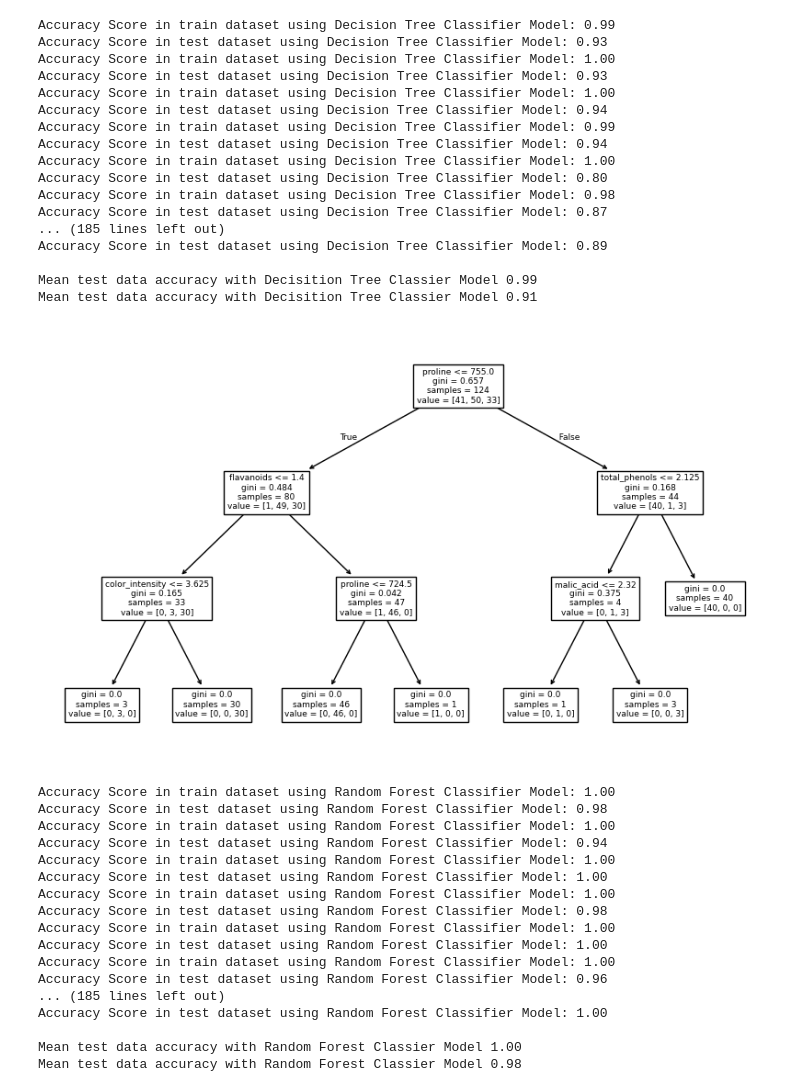
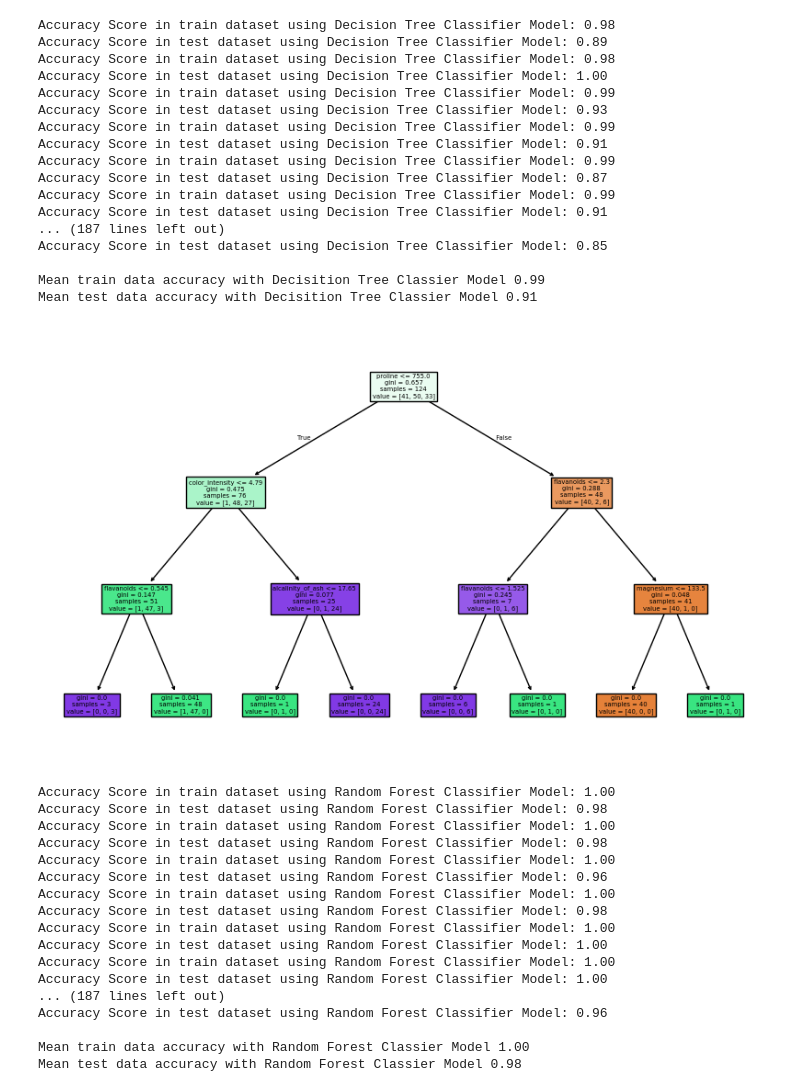
Before and after one commit to dineshsinghbisht/masterdegree, a Jupyter notebook: exercises/machinelearning/ex14.ipynb, the cells around one changed output. Cells and saved outputs as stored; diff of their text form; code cells hidden in the pictures.

```diff
--- a/exercises/machinelearning/ex14.ipynb
+++ b/exercises/machinelearning/ex14.ipynb
@@ -2,13 +2,13 @@
 import pandas as pd
 import numpy as np
 from sklearn.datasets import load_wine
-from sklearn.preprocessing import StandardScaler
 from sklearn.model_selection import train_test_split
 from sklearn.metrics import accuracy_score
 from sklearn.tree import DecisionTreeClassifier, plot_tree
 from sklearn.ensemble import RandomForestClassifier
 import matplotlib.pyplot as plt
 
+# Load the Wine dataset as a pandas DataFrame
 df = load_wine(as_frame=True).frame
 
 # # Get basic information about data
@@ -16,23 +16,24 @@ df = load_wine(as_frame=True).frame
 # print(df.columns)
 # print(df.head())
 
-# Extract all columns except the last as features (X) and last column is the target (X)
-X = df.iloc[:, :-1]
-y = df.iloc[:, -1]
+# Prepare features (X) and target (y)
+X = df.iloc[:, :-1]     # extract all the columns except last
+y = df.iloc[:, -1]      # extract last column only
 
+# Repeat the train-test split and model training 100 times for repeated validation - Decision Tree Classifier
 dtc_accuracies_train = []
 dtc_accuracies_test = []
-
-for i in range(1, 100):
+for i in range(0, 100):
     # Split data into train (70%) and test (30%) sets
     X_train, X_test, y_train, y_test = train_test_split(X, y, test_size=0.3, stratify=y)
 
+    # Create and train a Decision Tree classifier with maximum depth of 3
     dtc_model = DecisionTreeClassifier(max_depth=3)
     dtc_model.fit(X_train, y_train)
 
     # Generate predictions for the train and test dataset
     dtc_model_prediction_train = dtc_model.predict(X_train)
-    dtc_model_prediction_test =dtc_model.predict(X_test)
+    dtc_model_prediction_test = dtc_model.predict(X_test)
 
     # Evaluate and display model accuracy with Accuracy for train and test datasets
     print(f"Accuracy Score in train dataset using Decision Tree Classifier Model: {accuracy_score(y_train, dtc_model_prediction_train):.2f}")
@@ -41,71 +42,72 @@ for i in range(1, 100):
     dtc_accuracies_train.append(accuracy_score(y_train, dtc_model_prediction_train))
     dtc_accuracies_test.append(accuracy_score(y_test, dtc_model_prediction_test))
 
-print(f"\nMean test data accuracy with Decisition Tree Classier Model {np.mean(dtc_accuracies_train):.2f}")
-print(f"Mean test data accuracy with Decisition Tree Classier Model {np.mean(dtc_accuracies_test):.2f}")
+print(f"\nMean train data accuracy with Decision Tree Classifier Model {np.mean(dtc_accuracies_train):.2f}")
+print(f"Mean test data accuracy with Decision Tree Classifier Model {np.mean(dtc_accuracies_test):.2f}")
 
+# Plot Decision Tree Graph
 plt.figure(figsize=(10, 6))
-plot_tree(dtc_model, feature_names=df.iloc[:, :-1].columns)
+plot_tree(dtc_model, feature_names=df.iloc[:, :-1].columns, filled=True)
 plt.show()
 
-####
+
+# Repeat the train-test split and model training 100 times for repeated validation - Random Forest Classifier
 rfc_accuracies_train = []
 rfc_accuracies_test = []
-
-for i in range(1, 100):
-
+for i in range(0, 100):
     # Split data into train (70%) and test (30%) sets
     X_train, X_test, y_train, y_test = train_test_split(X, y, test_size=0.3, stratify=y)
 
+    # Create and train a Random Forest classifier with maximum depth of 3
     rfc_model = RandomForestClassifier(max_depth=3)
     rfc_model.fit(X_train, y_train)
 
     # Generate predictions for the train and test dataset
     rfc_model_prediction_train = rfc_model.predict(X_train)
     rfc_model_prediction_test = rfc_model.predict(X_test)
 
     # Evaluate and display model accuracy with Accuracy for train and test datasets
     print(f"Accuracy Score in train dataset using Random Forest Classifier Model: {accuracy_score(y_train, rfc_model_prediction_train):.2f}")
     print(f"Accuracy Score in test dataset using Random Forest Classifier Model: {accuracy_score(y_test, rfc_model_prediction_test):.2f}")
 
     rfc_accuracies_train.append(accuracy_score(y_train, rfc_model_prediction_train))
     rfc_accuracies_test.append(accuracy_score(y_test, rfc_model_prediction_test))
 
-print(f"\nMean test data accuracy with Random Forest Classier Model {np.mean(rfc_accuracies_train):.2f}")
+print(f"\nMean train data accuracy with Random Forest Classier Model {np.mean(rfc_accuracies_train):.2f}")
 print(f"Mean test data accuracy with Random Forest Classier Model {np.mean(rfc_accuracies_test):.2f}")
 # %% [output]
+Accuracy Score in train dataset using Decision Tree Classifier Model: 0.98
+Accuracy Score in test dataset using Decision Tree Classifier Model: 0.89
+Accuracy Score in train dataset using Decision Tree Classifier Model: 0.98
+Accuracy Score in test dataset using Decision Tree Classifier Model: 1.00
 Accuracy Score in train dataset using Decision Tree Classifier Model: 0.99
 Accuracy Score in test dataset using Decision Tree Classifier Model: 0.93
-Accuracy Score in train dataset using Decision Tree Classifier Model: 1.00
-Accuracy Score in test dataset using Decision Tree Classifier Model: 0.93
-Accuracy Score in train dataset using Decision Tree Classifier Model: 1.00
-Accuracy Score in test dataset using Decision Tree Classifier Model: 0.94
 Accuracy Score in train dataset using Decision Tree Classifier Model: 0.99
-Accuracy Score in test dataset using Decision Tree Classifier Model: 0.94
-Accuracy Score in train dataset using Decision Tree Classifier Model: 1.00
-Accuracy Score in test dataset using Decision Tree Classifier Model: 0.80
-Accuracy Score in train dataset using Decision Tree Classifier Model: 0.98
+Accuracy Score in test dataset using Decision Tree Classifier Model: 0.91
+Accuracy Score in train dataset using Decision Tree Classifier Model: 0.99
 Accuracy Score in test dataset using Decision Tree Classifier Model: 0.87
-... (185 lines left out)
-Accuracy Score in test dataset using Decision Tree Classifier Model: 0.89
+Accuracy Score in train dataset using Decision Tree Classifier Model: 0.99
+Accuracy Score in test dataset using Decision Tree Classifier Model: 0.91
+... (187 lines left out)
+Accuracy Score in test dataset using Decision Tree Classifier Model: 0.85
 
-Mean test data accuracy with Decisition Tree Classier Model 0.99
+Mean train data accuracy with Decisition Tree Classier Model 0.99
 Mean test data accuracy with Decisition Tree Classier Model 0.91
-[figure, old version]
+[figure, new version]
 Accuracy Score in train dataset using Random Forest Classifier Model: 1.00
 Accuracy Score in test dataset using Random Forest Classifier Model: 0.98
 Accuracy Score in train dataset using Random Forest Classifier Model: 1.00
-Accuracy Score in test dataset using Random Forest Classifier Model: 0.94
+Accuracy Score in test dataset using Random Forest Classifier Model: 0.98
 Accuracy Score in train dataset using Random Forest Classifier Model: 1.00
-Accuracy Score in test dataset using Random Forest Classifier Model: 1.00
+Accuracy Score in test dataset using Random Forest Classifier Model: 0.96
 Accuracy Score in train dataset using Random Forest Classifier Model: 1.00
 Accuracy Score in test dataset using Random Forest Classifier Model: 0.98
 Accuracy Score in train dataset using Random Forest Classifier Model: 1.00
 Accuracy Score in test dataset using Random Forest Classifier Model: 1.00
 Accuracy Score in train dataset using Random Forest Classifier Model: 1.00
+Accuracy Score in test dataset using Random Forest Classifier Model: 1.00
+... (187 lines left out)
 Accuracy Score in test dataset using Random Forest Classifier Model: 0.96
-... (185 lines left out)
-Accuracy Score in test dataset using Random Forest Classifier Model: 1.00
 
-Mean test data accuracy with Random Forest Classier Model 1.00
+Mean train data accuracy with Random Forest Classier Model 1.00
 Mean test data accuracy with Random Forest Classier Model 0.98
```
Also changed, not shown: 10 other files.
